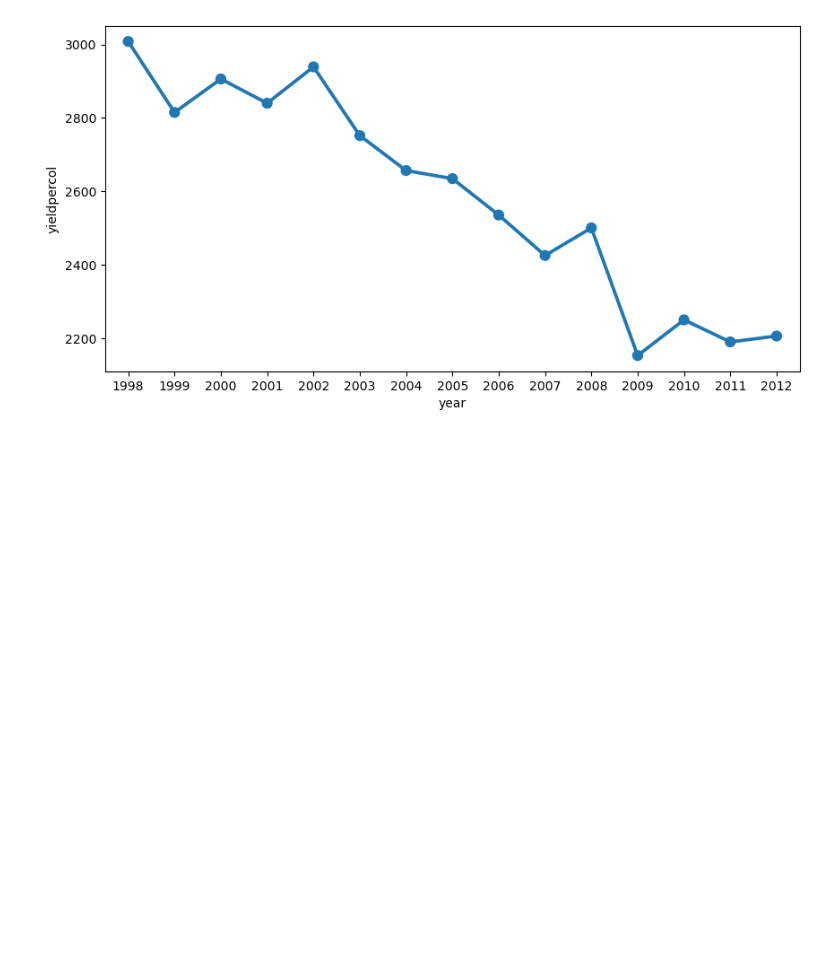
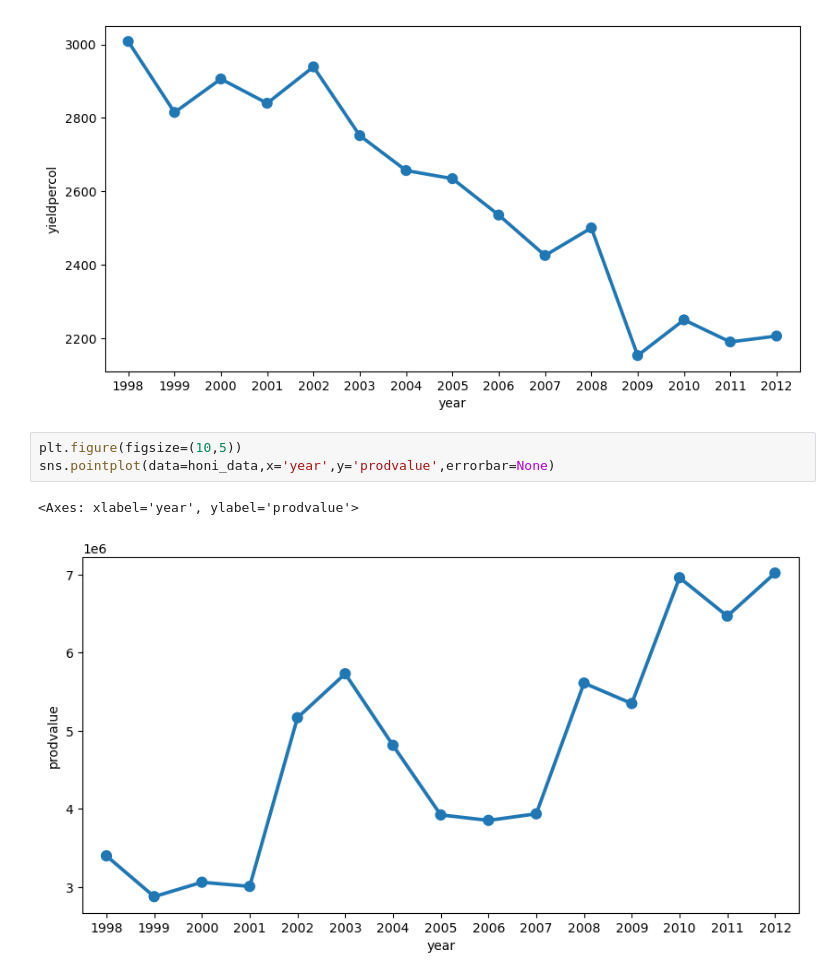
Before and after one commit to darsh996/Honey_Case_Study, a Jupyter notebook: Honey_Case_Study.ipynb, the cells around one changed output. Drawn from its saved outputs; the diff is of its cells as text; blank space fills up the shorter version.

```diff
--- a/Honey_Case_Study.ipynb
+++ b/Honey_Case_Study.ipynb
@@ -120,3 +147,9 @@ sns.pointplot(data=honi_data,x='year',y='yieldpercol',estimator='sum',errorbar=N
 # %% [output]
 <Axes: xlabel='year', ylabel='yieldpercol'>
 [figure]
+# %%
+plt.figure(figsize=(10,5))
+sns.pointplot(data=honi_data,x='year',y='prodvalue',errorbar=None)
+# %% [output]
+<Axes: xlabel='year', ylabel='prodvalue'>
+[figure, added]
```
Also changed, not shown: parts of 18 cells of this notebook.
